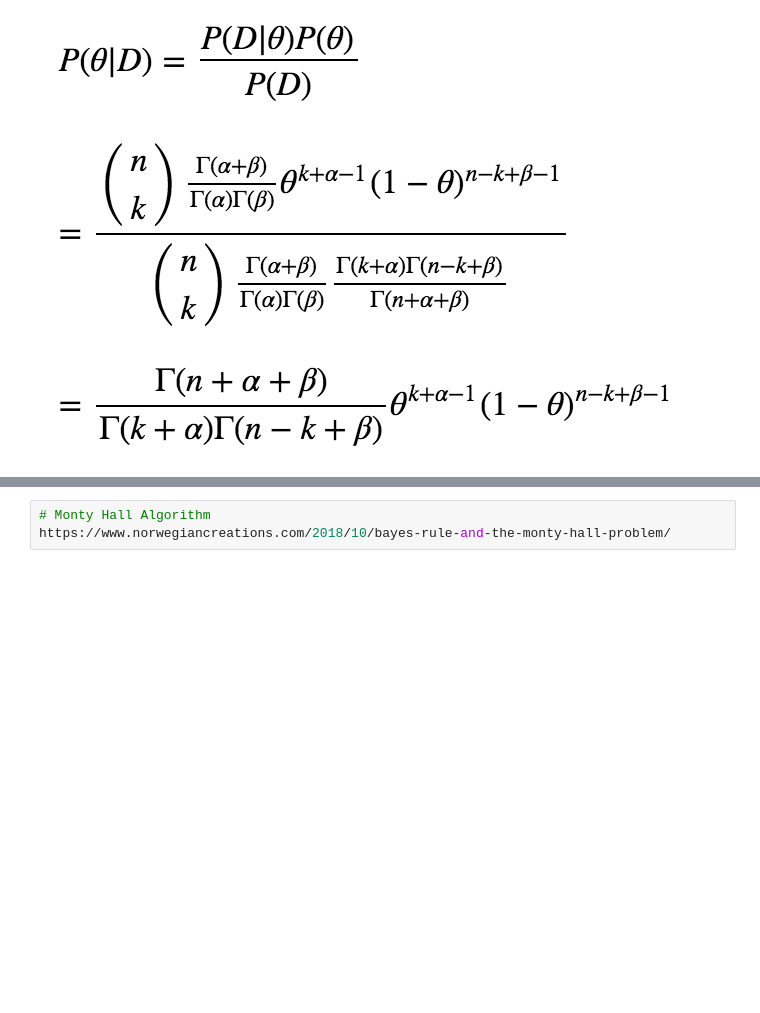
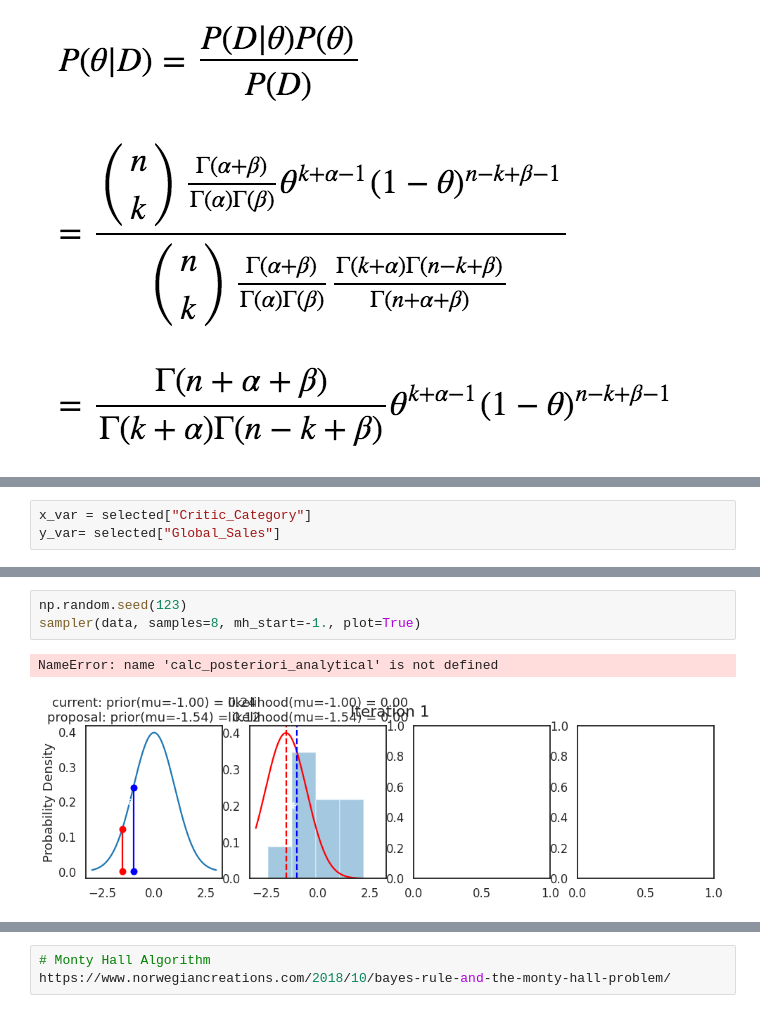
Before and after one commit to RageJohnny/algo_seminararbeit, a Jupyter notebook: Bayes-Universe.ipynb, the cells around one changed output, grey strips where cells are left out. Saved outputs shown, nothing was run; the diff lists cells and outputs as text; blank space fills up the shorter version.

```diff
--- a/Bayes-Universe.ipynb
+++ b/Bayes-Universe.ipynb
@@ -309,0 +493,3 @@ We then need to use MCMC or other algorithms as a substitute for the direct inte
+# %%
+x_var = selected["Critic_Category"]
+y_var= selected["Global_Sales"]
@@ -309,0 +606,6 @@ We then need to use MCMC or other algorithms as a substitute for the direct inte
+# %%
+np.random.seed(123)
+sampler(data, samples=8, mh_start=-1., plot=True)
+# %% [output]
+NameError: name 'calc_posteriori_analytical' is not defined
+[figure, added]
```
Also changed, not shown: parts of 49 cells of this notebook.
